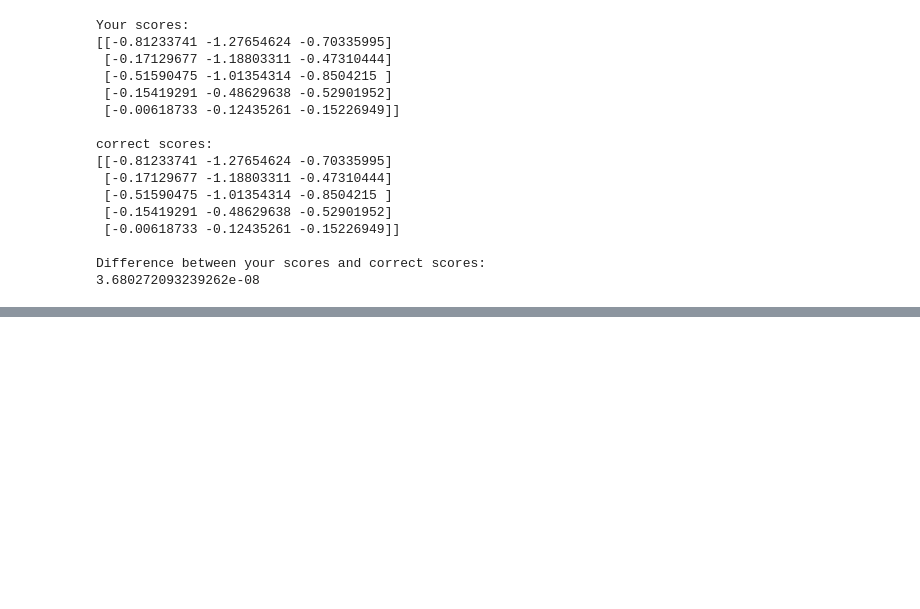
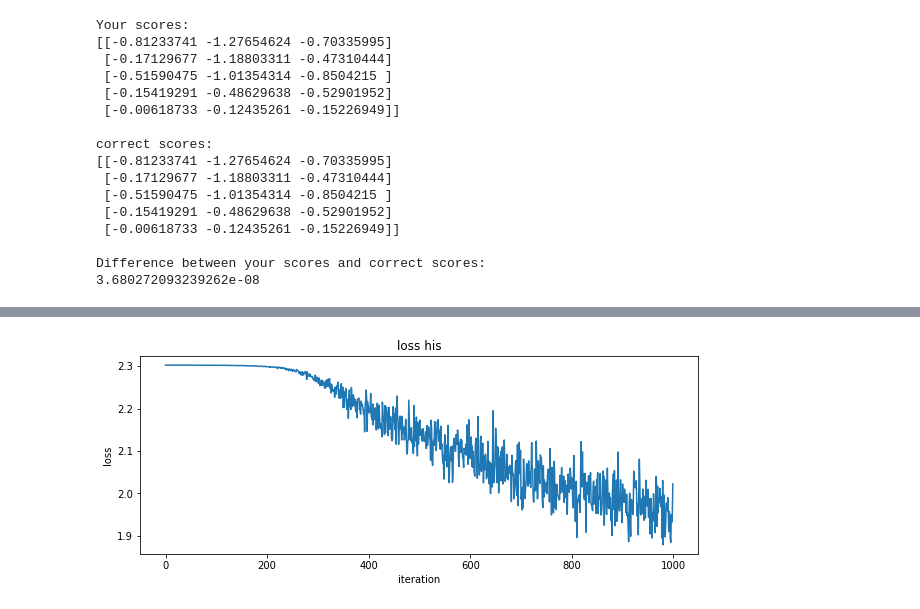
Before and after one commit to FortiLeiZhang/cs231n, a Jupyter notebook: code/cs231n/assignment1/two_layer_net.ipynb, the cells around one changed output, grey strips where cells are left out. Drawn from its saved outputs; the diff is of its cells as text; code cells hidden in the pictures; blank space fills up the shorter version.

```diff
--- a/code/cs231n/assignment1/two_layer_net.ipynb
+++ b/code/cs231n/assignment1/two_layer_net.ipynb
@@ -95,0 +162,12 @@ W1 max relative error: 3.561318e-09
+# %%
+input_size = 32*32*3
+hidden_size = 50
+num_classes = 10
+net = TwoLayerNet(input_size, hidden_size, num_classes)
+
+stats = net.train(X_train, y_train, X_val, y_val,
+                 learning_rate=1e-4, learning_rate_decay=0.95, reg=0.25,
+                 num_iters=1000, batch_size=200, verbose=True)
+
+val_acc = np.mean(net.predict(X_val) == y_val)
+print('Validation accuracy: ', val_acc)
@@ -95,0 +186,9 @@ W1 max relative error: 3.561318e-09
+# %%
+plt.subplot(2, 1, 1)
+plt.plot(stats['loss_his'])
+plt.title('loss his')
+plt.xlabel('iteration')
+plt.ylabel('loss')
+plt.show()
+# %% [output]
+[figure, added]
```
Also changed, not shown: parts of 13 cells of this notebook, 3 other files.
